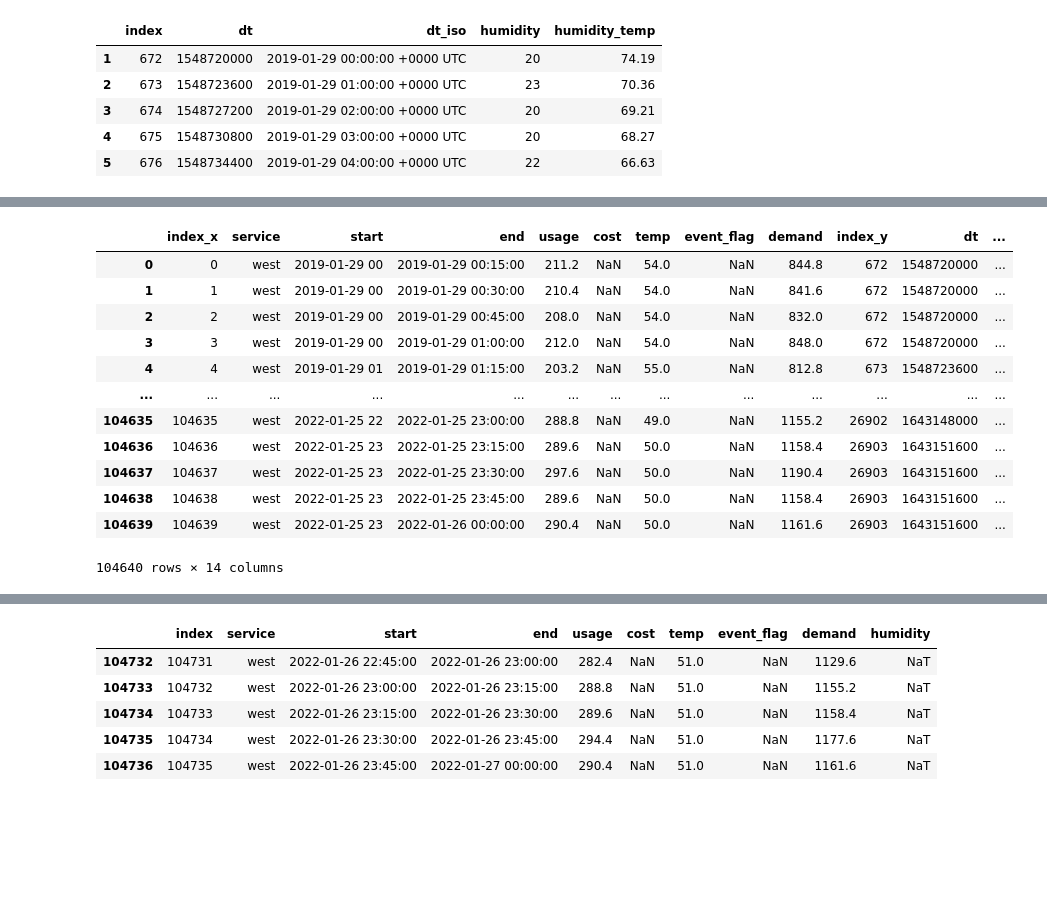
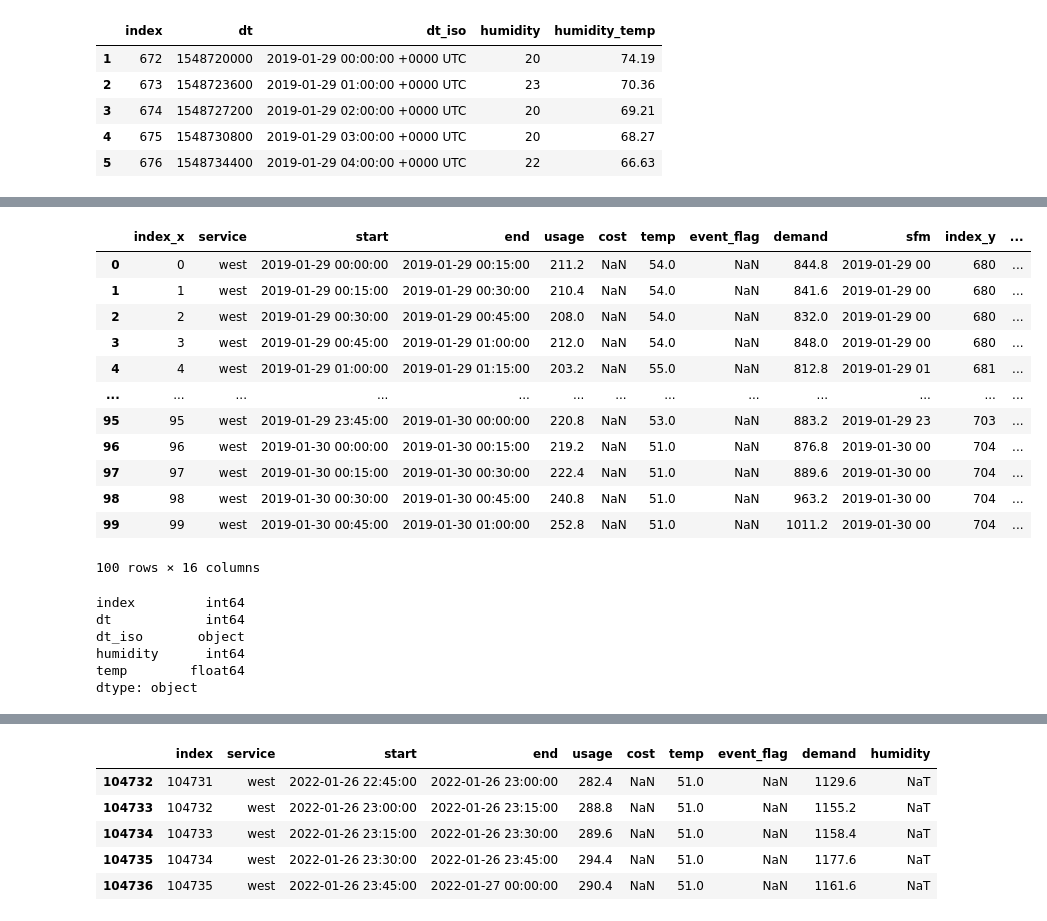
Before and after one commit to vsistla/w210-capstone-energyloadpredictor, a Jupyter notebook: eda/vsistla/w210_eda.ipynb, the cells around one changed output, grey strips where cells are left out. Saved outputs shown, nothing was run; the diff lists cells and outputs as text; code cells hidden in the pictures; blank space fills up the shorter version.

```diff
--- a/eda/vsistla/w210_eda.ipynb
+++ b/eda/vsistla/w210_eda.ipynb
@@ -118,3 +137,8 @@ df_west_clean.head(10)
 | 8 | 7 | west | 2019-01-29 01 | 2019-01-29 02:00:00 | 208.8 | NaN | 55.0 | NaN | 835.2 |
 | 9 | 8 | west | 2019-01-29 02 | 2019-01-29 02:15:00 | 217.6 | NaN | 55.0 | NaN | 870.4 |
 | 10 | 9 | west | 2019-01-29 02 | 2019-01-29 02:30:00 | 229.6 | NaN | 55.0 | NaN | 918.4 |
+# %%
+#df_west_clean["new_index"] = pd.NaT
+df_west_clean["sfm"]= df_west_clean["sfm"].apply(strip_index)
+
+df_west_clean.head(10)
@@ -191,20 +394,31 @@ See the caveats in the documentation: https://pandas.pydata.org/pandas-docs/stab
 # %%
 #merge
 
-df_westdf_west_clean.merge(filtered_df, left_on='start', right_on='dt_iso')
+df_west_clean = df_west_clean.merge(filtered_df, left_on='sfm', right_on='pt_date')
-# %% [output]
-|  | index_x | service | start | end | usage | cost | temp | event_flag | demand | index_y | dt | ... |
-| 0 | 0 | west | 2019-01-29 00 | 2019-01-29 00:15:00 | 211.2 | NaN | 54.0 | NaN | 844.8 | 672 | 1548720000 | ... |
-| 1 | 1 | west | 2019-01-29 00 | 2019-01-29 00:30:00 | 210.4 | NaN | 54.0 | NaN | 841.6 | 672 | 1548720000 | ... |
-| 2 | 2 | west | 2019-01-29 00 | 2019-01-29 00:45:00 | 208.0 | NaN | 54.0 | NaN | 832.0 | 672 | 1548720000 | ... |
-| 3 | 3 | west | 2019-01-29 00 | 2019-01-29 01:00:00 | 212.0 | NaN | 54.0 | NaN | 848.0 | 672 | 1548720000 | ... |
-| 4 | 4 | west | 2019-01-29 01 | 2019-01-29 01:15:00 | 203.2 | NaN | 55.0 | NaN | 812.8 | 673 | 1548723600 | ... |
-| ... | ... | ... | ... | ... | ... | ... | ... | ... | ... | ... | ... | ... |
-| 104635 | 104635 | west | 2022-01-25 22 | 2022-01-25 23:00:00 | 288.8 | NaN | 49.0 | NaN | 1155.2 | 26902 | 1643148000 | ... |
-| 104636 | 104636 | west | 2022-01-25 23 | 2022-01-25 23:15:00 | 289.6 | NaN | 50.0 | NaN | 1158.4 | 26903 | 1643151600 | ... |
-| 104637 | 104637 | west | 2022-01-25 23 | 2022-01-25 23:30:00 | 297.6 | NaN | 50.0 | NaN | 1190.4 | 26903 | 1643151600 | ... |
-| 104638 | 104638 | west | 2022-01-25 23 | 2022-01-25 23:45:00 | 289.6 | NaN | 50.0 | NaN | 1158.4 | 26903 | 1643151600 | ... |
-| 104639 | 104639 | west | 2022-01-25 23 | 2022-01-26 00:00:00 | 290.4 | NaN | 50.0 | NaN | 1161.6 | 26903 | 1643151600 | ... |
-104640 rows × 14 columns
 # %%
 df_west_clean.to_csv("with_humidity.csv")
+# %%
+df_west_clean.head(100)
+# %% [output]
+|  | index_x | service | start | end | usage | cost | temp | event_flag | demand | sfm | index_y | ... |
+| 0 | 0 | west | 2019-01-29 00:00:00 | 2019-01-29 00:15:00 | 211.2 | NaN | 54.0 | NaN | 844.8 | 2019-01-29 00 | 680 | ... |
+| 1 | 1 | west | 2019-01-29 00:15:00 | 2019-01-29 00:30:00 | 210.4 | NaN | 54.0 | NaN | 841.6 | 2019-01-29 00 | 680 | ... |
+| 2 | 2 | west | 2019-01-29 00:30:00 | 2019-01-29 00:45:00 | 208.0 | NaN | 54.0 | NaN | 832.0 | 2019-01-29 00 | 680 | ... |
+| 3 | 3 | west | 2019-01-29 00:45:00 | 2019-01-29 01:00:00 | 212.0 | NaN | 54.0 | NaN | 848.0 | 2019-01-29 00 | 680 | ... |
+| 4 | 4 | west | 2019-01-29 01:00:00 | 2019-01-29 01:15:00 | 203.2 | NaN | 55.0 | NaN | 812.8 | 2019-01-29 01 | 681 | ... |
+| ... | ... | ... | ... | ... | ... | ... | ... | ... | ... | ... | ... | ... |
+| 95 | 95 | west | 2019-01-29 23:45:00 | 2019-01-30 00:00:00 | 220.8 | NaN | 53.0 | NaN | 883.2 | 2019-01-29 23 | 703 | ... |
+| 96 | 96 | west | 2019-01-30 00:00:00 | 2019-01-30 00:15:00 | 219.2 | NaN | 51.0 | NaN | 876.8 | 2019-01-30 00 | 704 | ... |
+| 97 | 97 | west | 2019-01-30 00:15:00 | 2019-01-30 00:30:00 | 222.4 | NaN | 51.0 | NaN | 889.6 | 2019-01-30 00 | 704 | ... |
+| 98 | 98 | west | 2019-01-30 00:30:00 | 2019-01-30 00:45:00 | 240.8 | NaN | 51.0 | NaN | 963.2 | 2019-01-30 00 | 704 | ... |
+| 99 | 99 | west | 2019-01-30 00:45:00 | 2019-01-30 01:00:00 | 252.8 | NaN | 51.0 | NaN | 1011.2 | 2019-01-30 00 | 704 | ... |
+100 rows × 16 columns
+# %%
+filtered_df.dtypes
+# %% [output]
+index         int64
+dt            int64
+dt_iso       object
+humidity      int64
+temp        float64
+dtype: object
```
Also changed, not shown: parts of 25 cells of this notebook.
